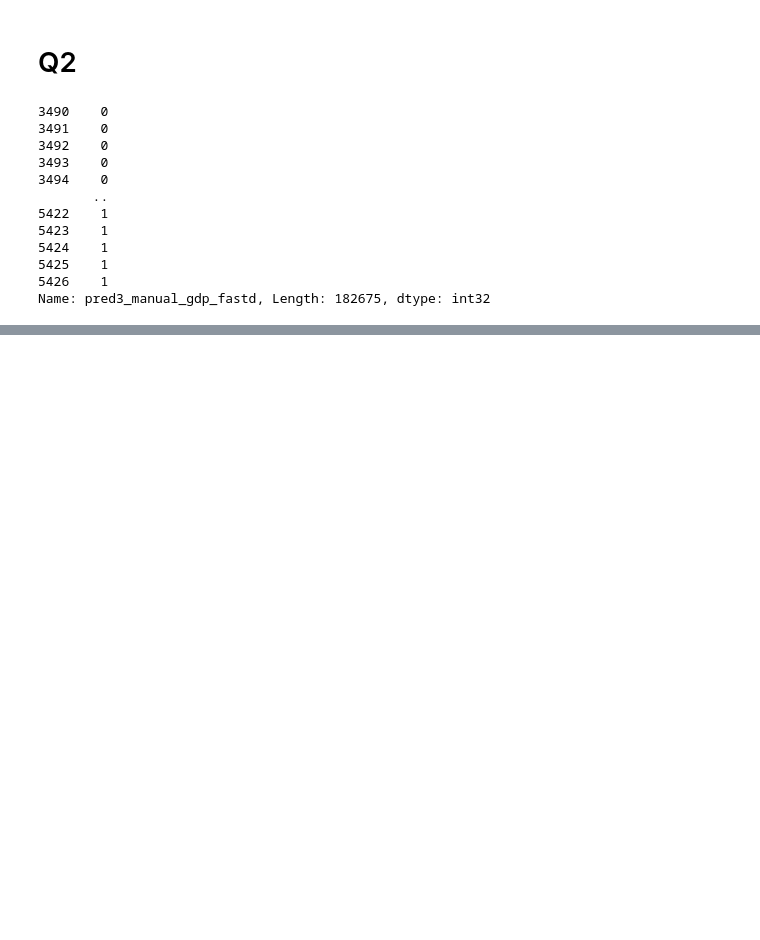
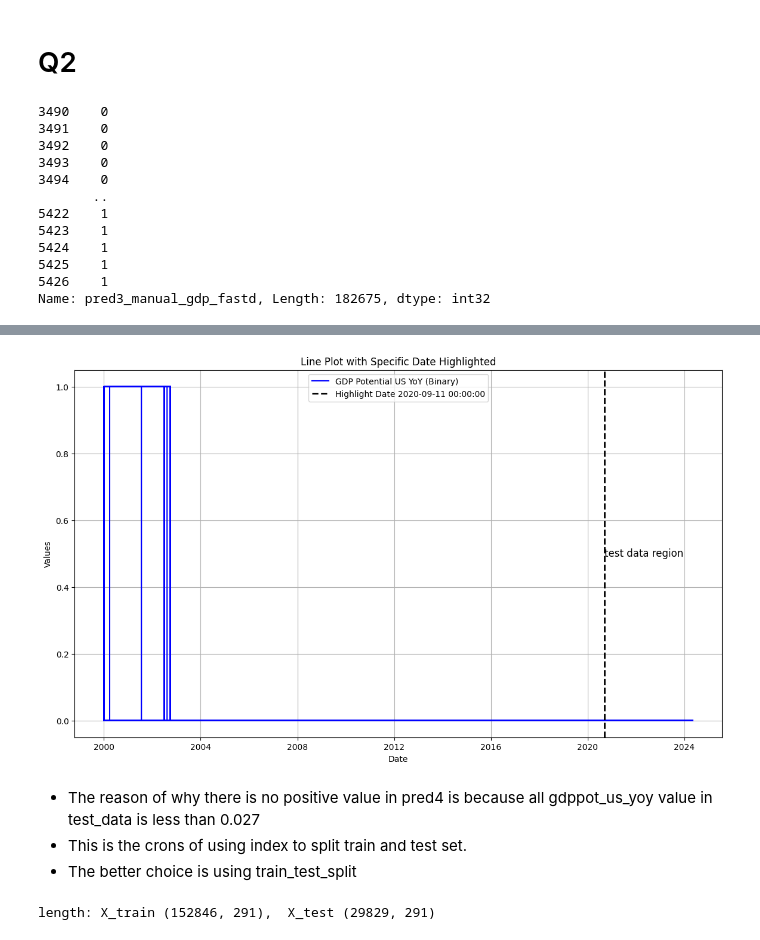
Before and after one commit to chiseanchang0727/Analytics-in-Stock-Markets, a Jupyter notebook: hw3.ipynb, the cells around one changed output, grey strips where cells are left out. Saved outputs shown, nothing was run; the diff lists cells and outputs as text; code cells hidden in the pictures; blank space fills up the shorter version.

```diff
--- a/hw3.ipynb
+++ b/hw3.ipynb
@@ -162,0 +166,2 @@ df_full_q2 = df_full.copy()
+# %%
+df_with_dummies_q2 = df_with_dummies.copy()
@@ -163,6 +175,6 @@ df_full_q2 = df_full.copy()
 # %%
-df_full_q2['pred3_manual_gdp_fastd'] = ((df_full_q2['gdppot_us_yoy'] <= 0.027) & (df_full_q2['fastd'] >= 0.251)).astype(int)
-df_full_q2['pred3_manual_gdp_fastd']
+df_with_dummies_q2['pred3_manual_gdp_fastd'] = ((df_with_dummies_q2['gdppot_us_yoy'] <= 0.027) & (df_with_dummies_q2['fastd'] >= 0.251)).astype(int)
+df_with_dummies_q2['pred3_manual_gdp_fastd']
 # %% [output]
 3490    0
 3491    0
@@ -177,6 +189,6 @@ df_full_q2['pred3_manual_gdp_fastd']
 5426    1
 Name: pred3_manual_gdp_fastd, Length: 182675, dtype: int32
 # %%
-df_full_q2['pred4_manual_gdp_wti_oil'] = ((df_full_q2['gdppot_us_yoy'] >= 0.027) & (df_full_q2['growth_wti_oil_30d'] <= 1.005)).astype(int)
-df_full_q2['pred4_manual_gdp_wti_oil']
+df_with_dummies_q2['pred4_manual_gdp_wti_oil'] = ((df_with_dummies_q2['gdppot_us_yoy'] >= 0.027) & (df_with_dummies_q2['growth_wti_oil_30d'] <= 1.005)).astype(int)
+df_with_dummies_q2['pred4_manual_gdp_wti_oil']
 # %% [output]
@@ -194,0 +246,7 @@ Name: pred4_manual_gdp_wti_oil, Length: 182675, dtype: int32
+# %%
+min_date_df = df_with_dummies_q2.Date.min()
+max_date_df = df_with_dummies_q2.Date.max()
+
+df_with_dummies_q2 = temporal_split(df_with_dummies_q2,
+                                 min_date = min_date_df,
+                                 max_date = max_date_df)
@@ -194,0 +278,50 @@ Name: pred4_manual_gdp_wti_oil, Length: 182675, dtype: int32
+# %%
+df = df_with_dummies_q2.copy()
+
+df['Date'] = pd.to_datetime(df['Date'])
+df['gdppot_us_yoy_binary'] = np.where(df['gdppot_us_yoy'] >= 0.027, 1, 0)
+
+
+plt.figure(figsize=(14, 8))
+plt.step(df['Date'], df['gdppot_us_yoy_binary'], where='post', label='GDP Potential US YoY (Binary)', color='blue')
+
+# Draw a black line at the specified datehighlight_date = '2020-09-14'
+highlight_date = df[df['split'] != 'test'].Date.max()
+plt.axvline(pd.Timestamp(highlight_date), color='black', linestyle='--', linewidth=2, label=f'Highlight Date {highlight_date}')
+
+
+plt.text(pd.Timestamp(highlight_date), 0.5, 'test data region', rotation=0, verticalalignment='center', color='black', fontsize=12)
+
+
+# Add labels and title
+plt.xlabel('Date')
+plt.ylabel('Values')
+plt.title('Line Plot with Specific Date Highlighted')
+plt.legend()
+
+# Show plot
+plt.grid(True)
+plt.show()
+# %% [output]
+[figure, added]
+# %% [markdown]
+- The reason of why there is no positive value in pred4 is because all gdppot_us_yoy value in test_data is less than 0.027
+- This is the crons of using index to split train and test set.
+- The better choice is using train_test_split
+# %%
+# Split the data into training and testing sets based on the split date
+features_list = NUMERICAL+DUMMIES
+to_predict = PREDICTIONS
+total_columns = features_list + to_predict + (['Date','Ticker'])
+
+train_df = df_with_dummies_q2[df_with_dummies_q2.split.isin(['train','validation'])].copy(deep=True)
+test_df = df_with_dummies_q2[df_with_dummies_q2.split.isin(['test'])].copy(deep=True)
+
+# ONLY numerical Separate features and target variable for training and testing sets
+# need Date and Ticker later when merging predictions to the dataset
+X_train = train_df[[col for col in train_df.columns if col in total_columns]]
+X_test = test_df[[col for col in train_df.columns if col in total_columns]]
+
+print(f'length: X_train {X_train.shape},  X_test {X_test.shape}')
+# %% [output]
+length: X_train (152846, 291),  X_test (29829, 291)
```
Also changed, not shown: parts of 16 cells of this notebook.
